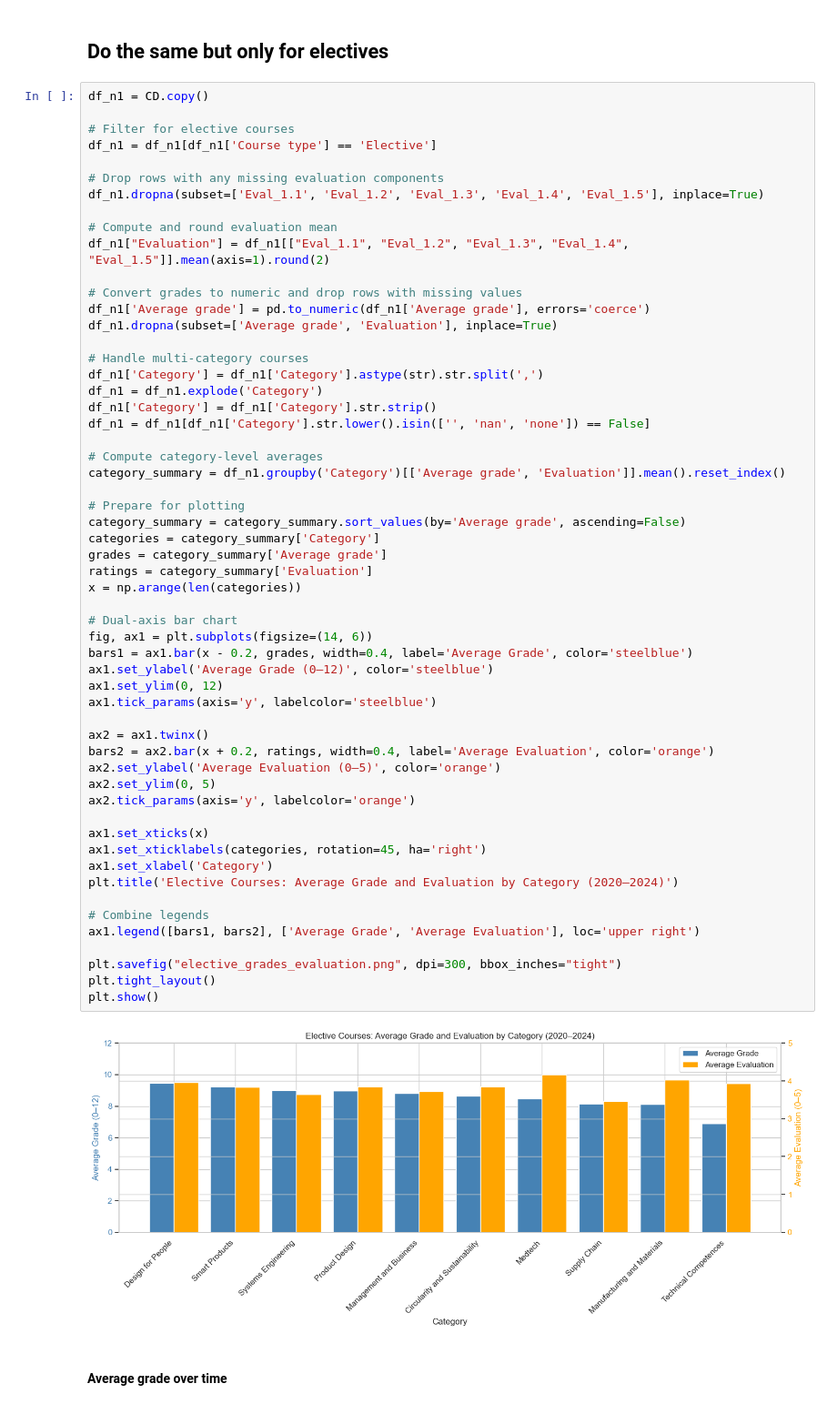
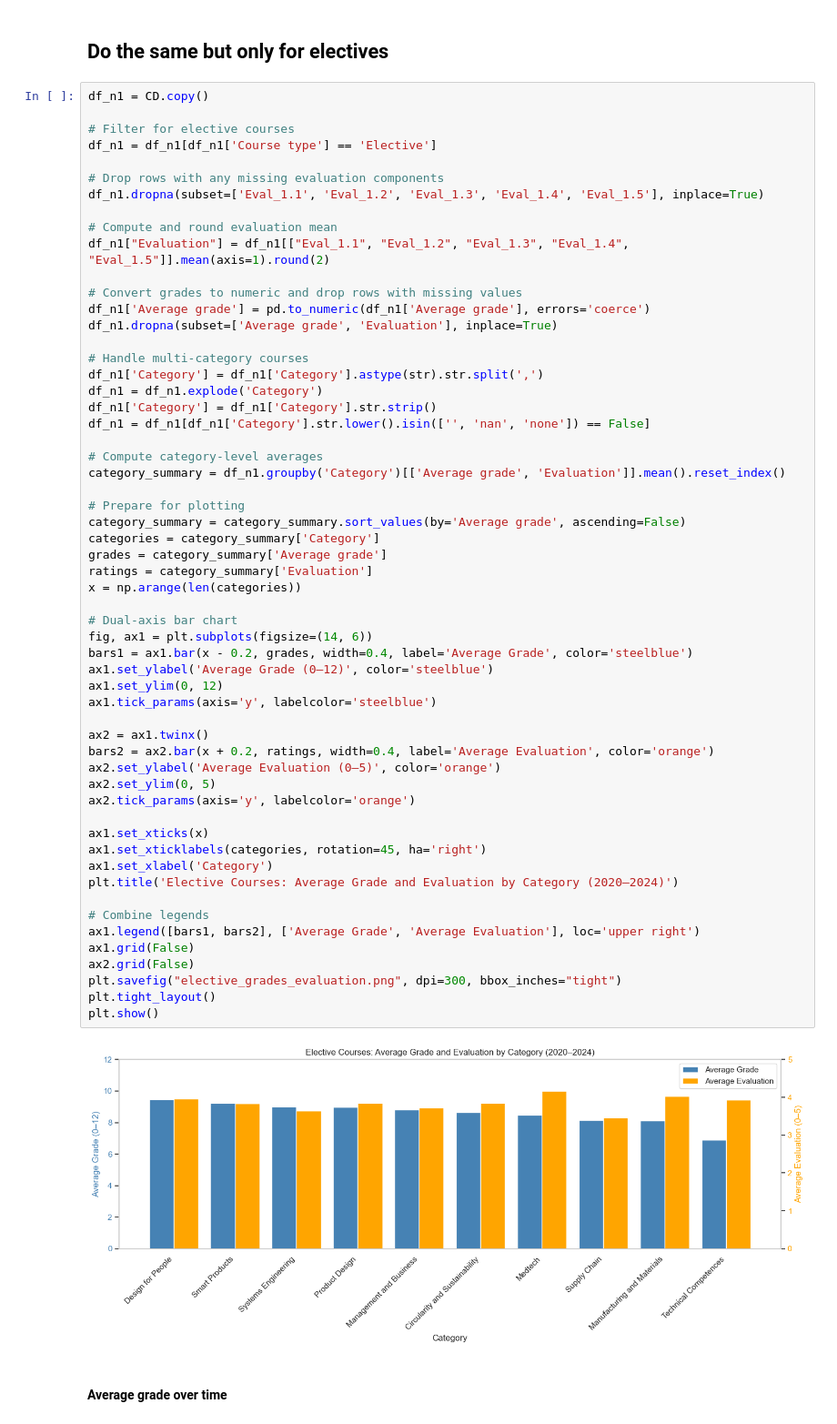
Before and after one commit to Alex-Nielsen-manden/Alex-Nielsen-manden.github.io, a Jupyter notebook: Data load/Final Project B.ipynb, the cells around one changed output. Shown at 91% size. Saved outputs shown, nothing was run; the diff lists cells and outputs as text.

Commit message:
removed gridlines from plots

```diff
--- a/Data load/Final Project B.ipynb
+++ b/Data load/Final Project B.ipynb
@@ -504,35 +504,36 @@ category_summary = df_n1.groupby('Category')[['Average grade', 'Evaluation']].me
 category_summary = category_summary.sort_values(by='Average grade', ascending=False)
 categories = category_summary['Category']
 grades = category_summary['Average grade']
 ratings = category_summary['Evaluation']
 x = np.arange(len(categories))
 
 # Dual-axis bar chart
 fig, ax1 = plt.subplots(figsize=(14, 6))
 bars1 = ax1.bar(x - 0.2, grades, width=0.4, label='Average Grade', color='steelblue')
 ax1.set_ylabel('Average Grade (0–12)', color='steelblue')
 ax1.set_ylim(0, 12)
 ax1.tick_params(axis='y', labelcolor='steelblue')
 
 ax2 = ax1.twinx()
 bars2 = ax2.bar(x + 0.2, ratings, width=0.4, label='Average Evaluation', color='orange')
 ax2.set_ylabel('Average Evaluation (0–5)', color='orange')
 ax2.set_ylim(0, 5)
 ax2.tick_params(axis='y', labelcolor='orange')
 
 ax1.set_xticks(x)
 ax1.set_xticklabels(categories, rotation=45, ha='right')
 ax1.set_xlabel('Category')
 plt.title('Elective Courses: Average Grade and Evaluation by Category (2020–2024)')
 
 # Combine legends
 ax1.legend([bars1, bars2], ['Average Grade', 'Average Evaluation'], loc='upper right')
-
+ax1.grid(False)
+ax2.grid(False)
 plt.savefig("elective_grades_evaluation.png", dpi=300, bbox_inches="tight")
 plt.tight_layout()
 plt.show()
 # %% [output]
-[figure, old version]
+[figure, new version]
 # %% [markdown]
 #### Average grade over time
 # %%
```
Also changed, not shown: parts of 3 cells of this notebook, 6 other files.
